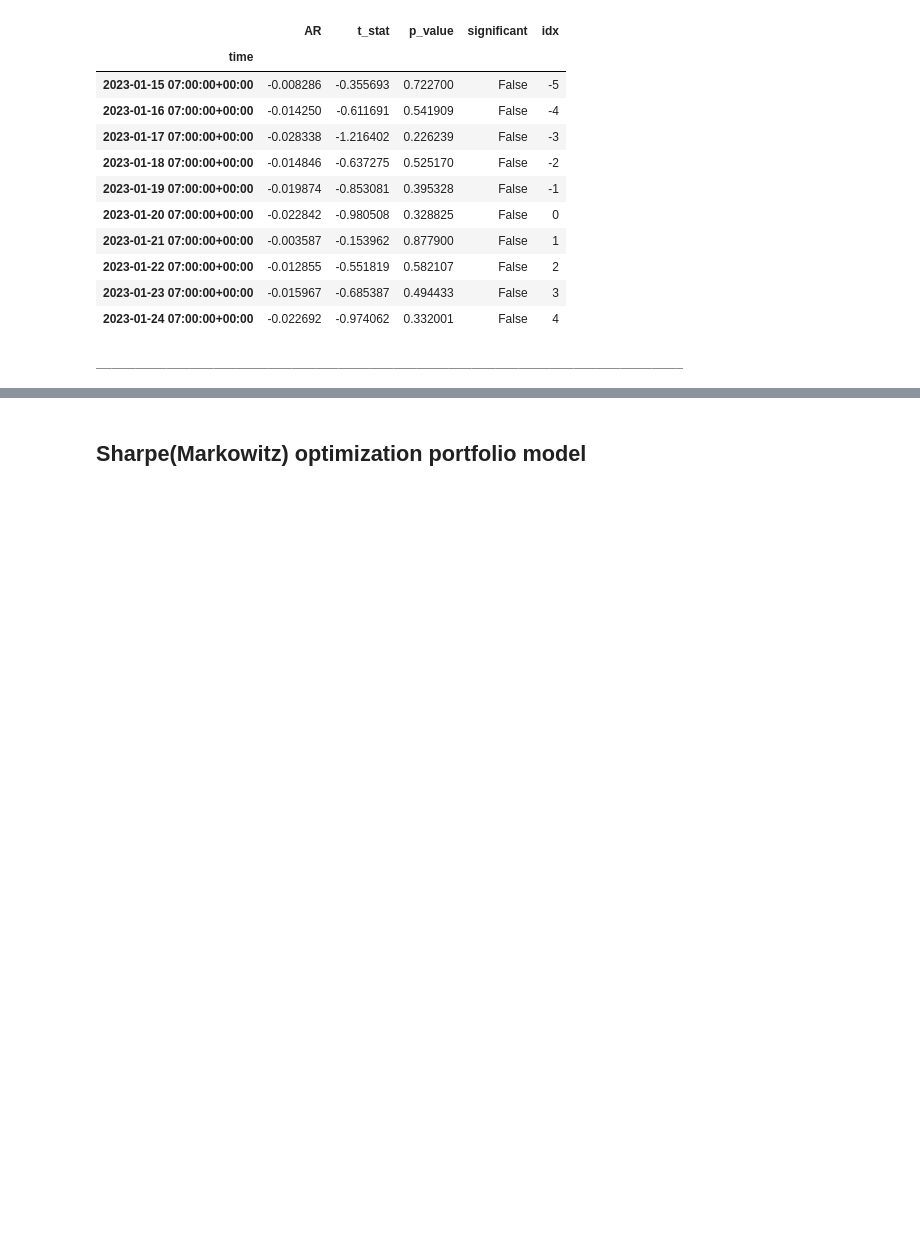
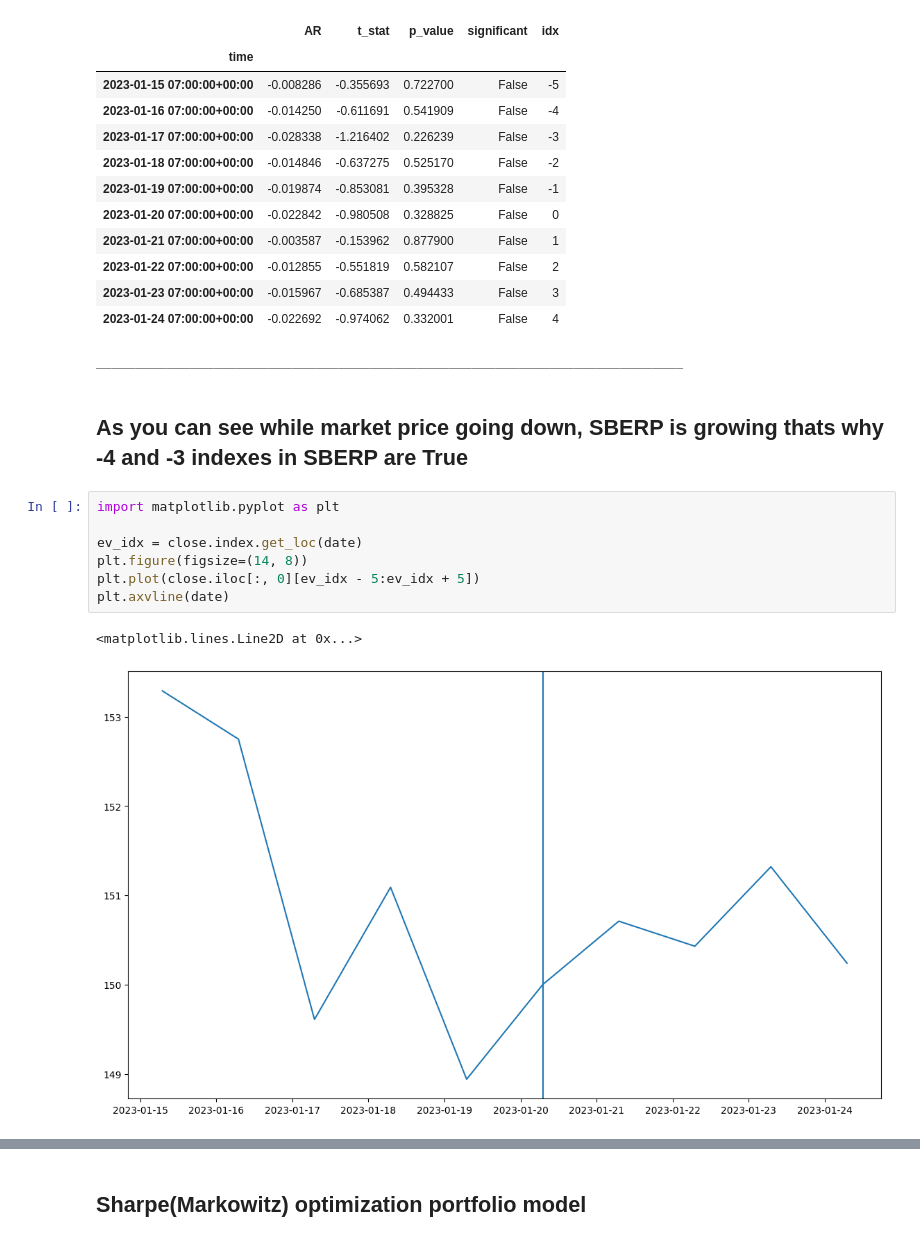
Before and after one commit to DefaultMaxim/event-study-methodology, a Jupyter notebook: example.ipynb, the cells around one changed output, grey strips where cells are left out. Cells and saved outputs as stored; diff of their text form; blank space fills up the shorter version.

```diff
--- a/example.ipynb
+++ b/example.ipynb
@@ -284,3 +284,15 @@ GAZP
 | 2023-01-23 07:00:00+00:00 | -0.015967 | -0.685387 | 0.494433 | False | 3 |
 | 2023-01-24 07:00:00+00:00 | -0.022692 | -0.974062 | 0.332001 | False | 4 |
 ___________________________________________________________________________
+# %% [markdown]
+## As you can see while market price going down, SBERP is growing thats why -4 and -3 indexes in SBERP are True
+# %%
+import matplotlib.pyplot as plt
+
+ev_idx = close.index.get_loc(date)
+plt.figure(figsize=(14, 8))
+plt.plot(close.iloc[:, 0][ev_idx - 5:ev_idx + 5])
+plt.axvline(date)
+# %% [output]
+<matplotlib.lines.Line2D at 0x...>
+[figure, added]
```
Also changed, not shown: parts of 1 cell of this notebook, 3 other files.
